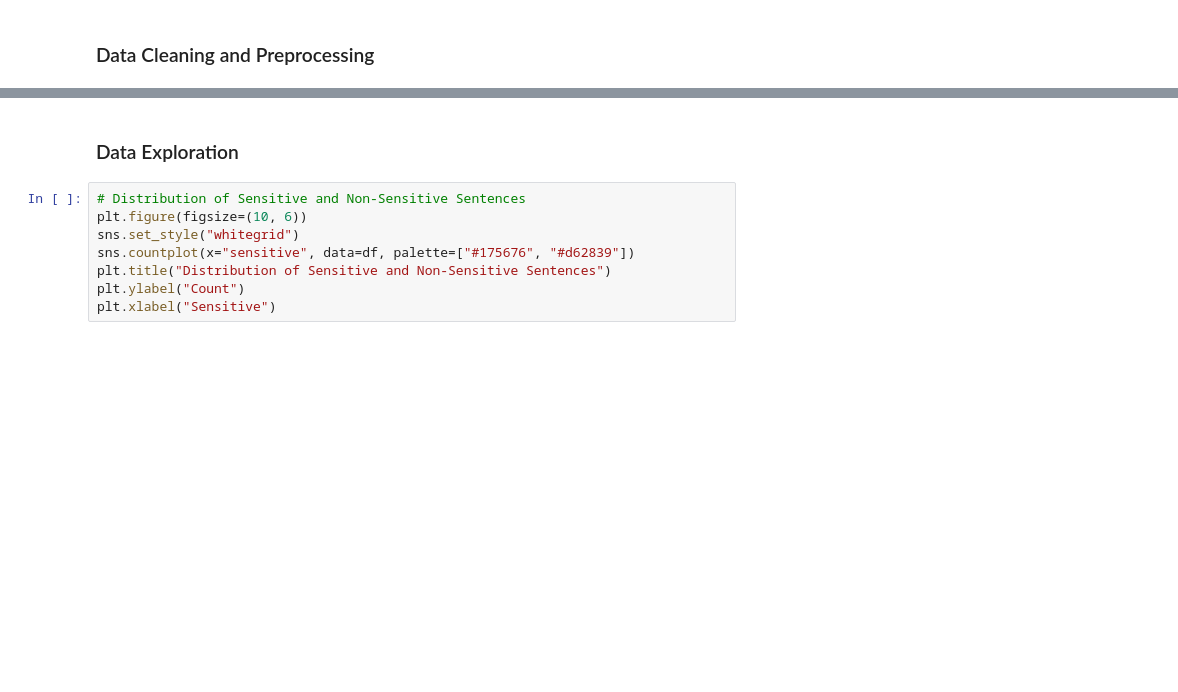
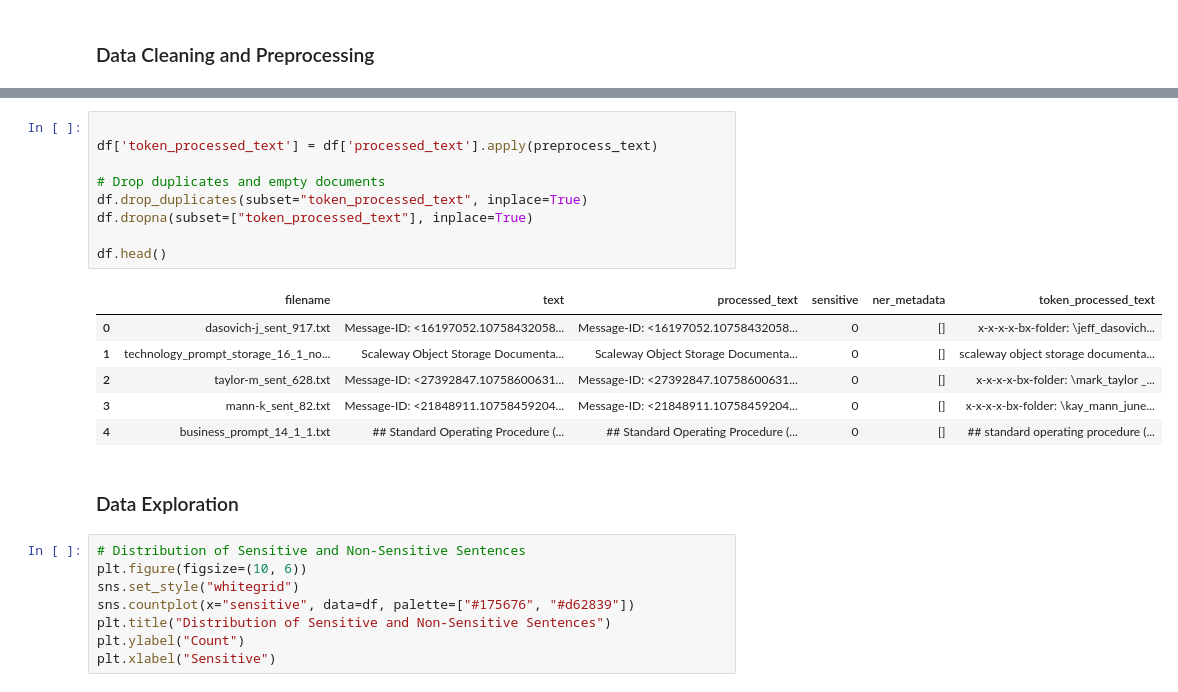
Before and after one commit to shivendra-raghav/cse-5388-002-surveil-doc, a Jupyter notebook: data_evaluation/preprocess_and_feature_extraction_doc.ipynb, the cells around one changed output, grey strips where cells are left out. Drawn from its saved outputs; the diff is of its cells as text; blank space fills up the shorter version.

```diff
--- a/data_evaluation/preprocess_and_feature_extraction_doc.ipynb
+++ b/data_evaluation/preprocess_and_feature_extraction_doc.ipynb
@@ -83,3 +77,19 @@ df.head()
+# %%
+
+df['token_processed_text'] = df['processed_text'].apply(preprocess_text)
+
+# Drop duplicates and empty documents
+df.drop_duplicates(subset="token_processed_text", inplace=True)
+df.dropna(subset=["token_processed_text"], inplace=True)
+
+df.head()
+# %% [output]
+|  | filename | text | processed_text | sensitive | ner_metadata | token_processed_text |
+| 0 | dasovich-j_sent_917.txt | Message-ID: <16197052.10758432058... | Message-ID: <16197052.10758432058... | 0 | [] | x-x-x-x-bx-folder: \jeff_dasovich... |
+| 1 | technology_prompt_storage_16_1_no... | Scaleway Object Storage Documenta... | Scaleway Object Storage Documenta... | 0 | [] | scaleway object storage documenta... |
+| 2 | taylor-m_sent_628.txt | Message-ID: <27392847.10758600631... | Message-ID: <27392847.10758600631... | 0 | [] | x-x-x-x-bx-folder: \mark_taylor _... |
+| 3 | mann-k_sent_82.txt | Message-ID: <21848911.10758459204... | Message-ID: <21848911.10758459204... | 0 | [] | x-x-x-x-bx-folder: \kay_mann_june... |
+| 4 | business_prompt_14_1_1.txt | ## Standard Operating Procedure (... | ## Standard Operating Procedure (... | 0 | [] | ## standard operating procedure (... |
 # %% [markdown]
 ### Data Exploration
 # %%
```
Also changed, not shown: parts of 12 cells of this notebook, 7 other files.
